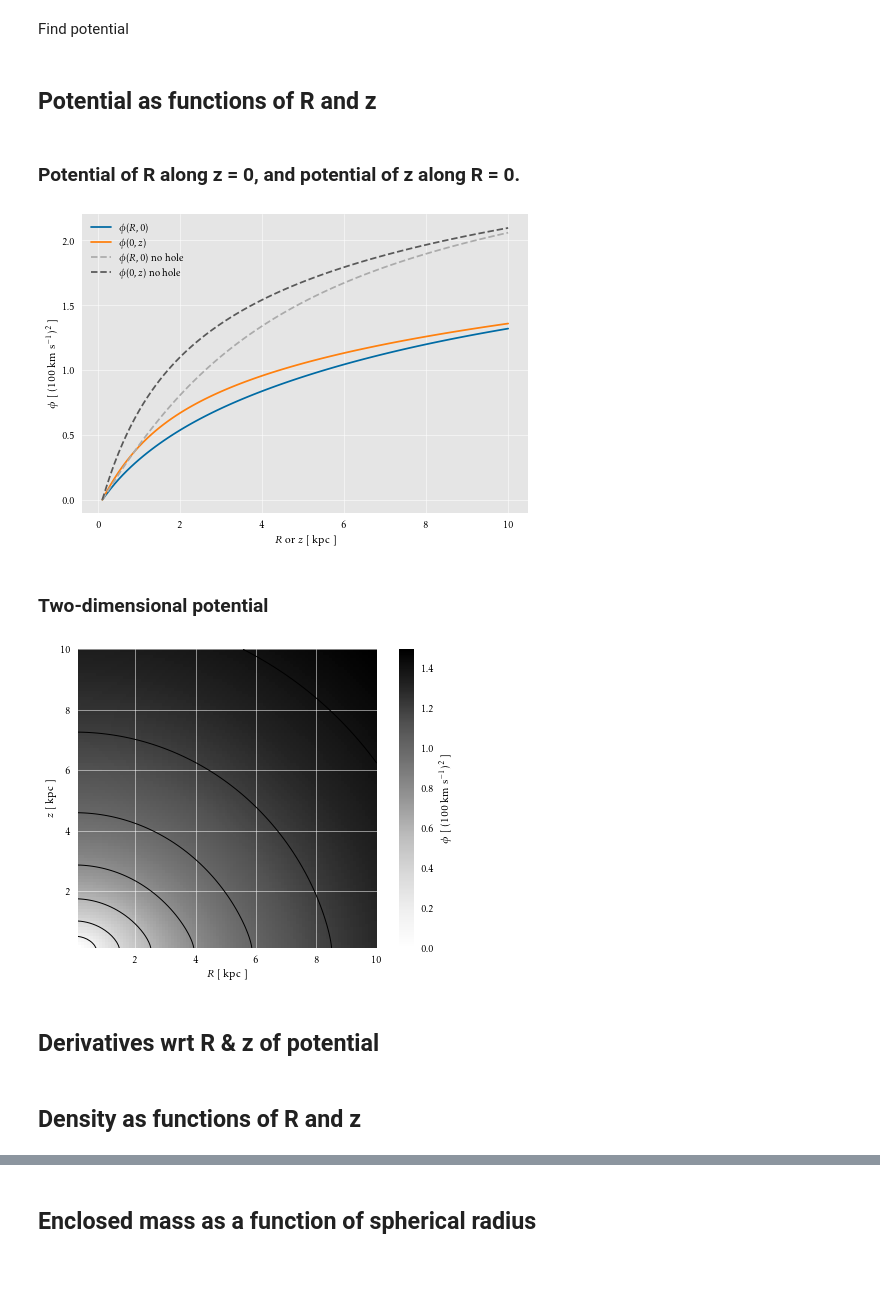
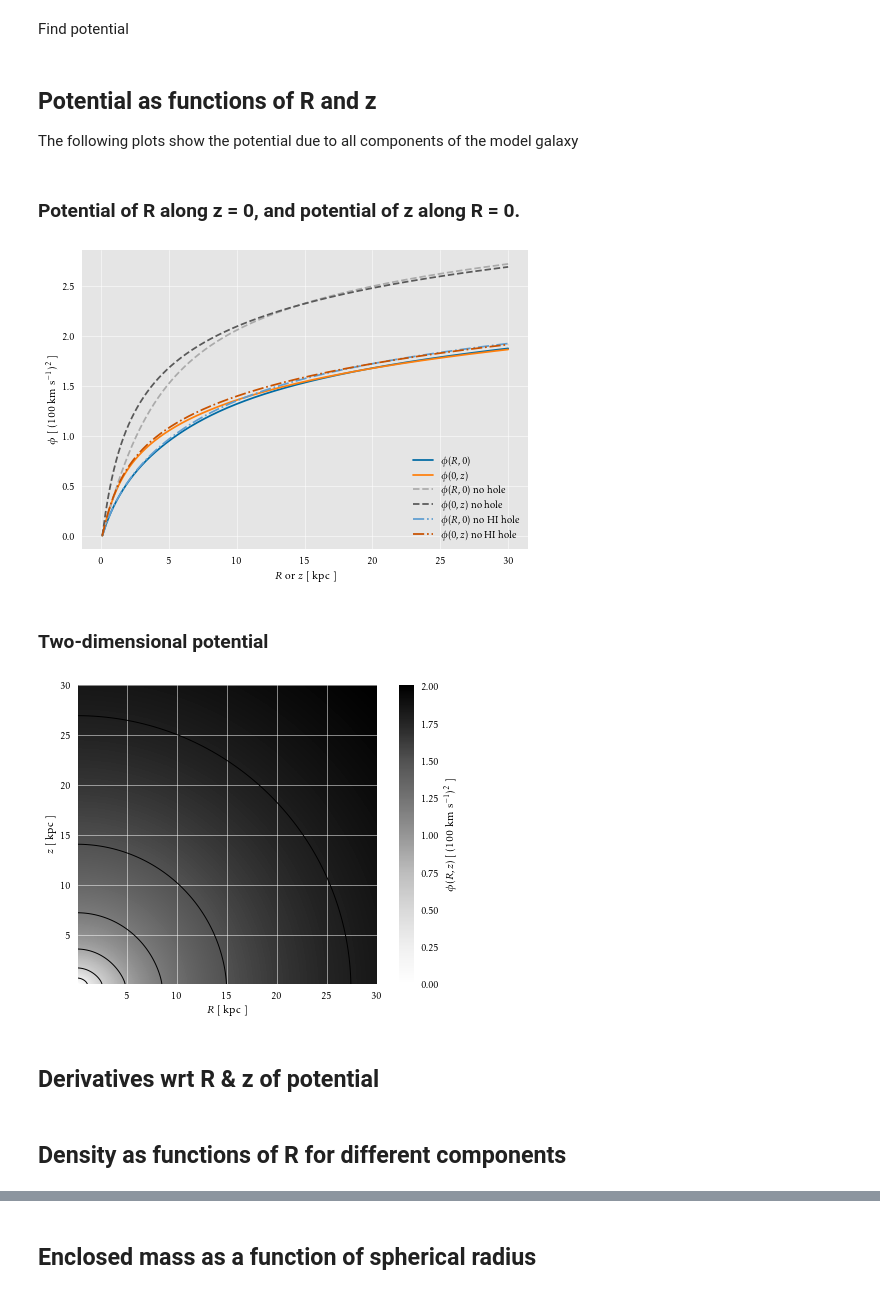
Before and after one commit to aywander/GalPot, a Jupyter notebook: GalPotPython_MWAGN.ipynb, the cells around one changed output, grey strips where cells are left out. Cells and saved outputs as stored; diff of their text form; code cells hidden in the pictures.

Commit message:
Scripted up Barros model
But not tested at all yet
Made colors in GalPotPython_MWAGN more uniform
Added comparison with noHIhole

```diff
--- a/GalPotPython_MWAGN.ipynb
+++ b/GalPotPython_MWAGN.ipynb
@@ -12,7 +12,23 @@ import matplotlib.pyplot as plt
 import scipy.integrate
 
 import mpl_aesth
-mpl_aesth.adjust_rcParams('seaborn', True, False)
+mpl_aesth.adjust_rcParams('seaborn', use_kpfonts=True, dark_mode=False)
+# Linecolors
+c = {
+   'tot': mpl_aesth.c[3],
+   'thin': mpl_aesth.c[1],
+   'thick': mpl_aesth.c[2],
+   'HI': mpl_aesth.c[0],
+   'H2': mpl_aesth.c[5],
+   'bul': mpl_aesth.c[6],
+   'DM': mpl_aesth.c[7]
+}
+# Linestyles
+ls = {
+   'bf': '-',     # Best fit
+   'nh': '--',    # No hole
+   'nHIh': '-.',  # No HI hole
+}
 
 import norm
 import physconst as pc
@@ -38,11 +63,12 @@ The domain
 # %%
-R_min, R_max, nR = 0.1, 10, 100
-z_min, z_max, nz = 0.1, 10, 100
-R = np.linspace(0.1, 10, nR)
-z = np.linspace(0.1, 10, nz)
+R_min, R_max, nR = 0.1, 30, 1000
+z_min, z_max, nz = 0.1, 30, 1000
+R = np.linspace(R_min, R_max, nR)
+z = np.linspace(z_min, z_max, nz)
 RR, zz = np.meshgrid(R, z)
 RR, zz = RR.ravel(), zz.ravel()
 R0, z0 = np.zeros_like(R), np.zeros_like(z)
+R1, R2, R4, R8 = 1. * np.ones_like(R), 2. * np.ones_like(R), 4. * np.ones_like(R), 8. * np.ones_like(R)
 # %% [markdown]
 Find potential
 # %%
@@ -51,6 +77,8 @@ phi = Phi.Potential(R, z)
 phi_nh = Phi.Potential(R, z)
 # %% [markdown]
 ## Potential as functions of R and z
+
+The following plots show the potential due to all components of the model galaxy
 # %% [markdown]
 ### Potential of R along z = 0, and potential of z along R = 0.
 # %%
@@ -58,38 +86,48 @@ pot_r = Phi.Potential(R, z0) * phi_plt_norm
 pot_z = Phi.Potential(R0, z) * phi_plt_norm
 pot_r_nh = Phi_nh.Potential(R, z0) * phi_plt_norm
 pot_z_nh = Phi_nh.Potential(R0, z) * phi_plt_norm
+pot_r_nHIh = Phi_nHIh.Potential(R, z0) * phi_plt_norm
+pot_z_nHIh = Phi_nHIh.Potential(R0, z) * phi_plt_norm
 pot_r -= pot_r[0]
 pot_z -= pot_z[0]
 pot_r_nh -= pot_r_nh[0]
 pot_z_nh -= pot_z_nh[0]
+pot_r_nHIh -= pot_r_nHIh[0]
+pot_z_nHIh -= pot_z_nHIh[0]
 plt.plot(R, pot_r, label=r'$\phi(R, 0)$')
 plt.plot(z, pot_z, label=r'$\phi(0, z)$')
-plt.plot(R, pot_r_nh, '--', label=r'$\phi(R, 0)$ no hole')
-plt.plot(z, pot_z_nh, '--', label=r'$\phi(0, z)$ no hole')
+plt.plot(R, pot_r_nh, ls=ls['nh'], label=r'$\phi(R, 0)$ no hole')
+plt.plot(z, pot_z_nh, ls=ls['nh'], label=r'$\phi(0, z)$ no hole')
+plt.plot(R, pot_r_nHIh, ls=ls['nHIh'], label=r'$\phi(R, 0)$ no HI hole')
+plt.plot(z, pot_z_nHIh, ls=ls['nHIh'], label=r'$\phi(0, z)$ no HI hole')
 plt.xlabel(r'$R$ or $z$ [ kpc ]')
 plt.ylabel(r'$\phi$ [ (100 km s$^{-1}$)$^2$ ]')
 plt.legend()
 plt.show()
 # %% [output]
-[figure, old version]
+[figure, new version]
 # %% [markdown]
 ### Two-dimensional potential
 # %%
 pot_2d = Phi.Potential(RR, zz).reshape(nR, nz) * phi_plt_norm
 pot_2d -= pot_2d[0, 0]
+# pot_2d_nh = Phi_nh.Potential(RR, zz).reshape(nR, nz) * phi_plt_norm
+# pot_2d_nh -= pot_2d_nh[0, 0]
+# pot_2d_nHIh = Phi_nHIh.Potential(RR, zz).reshape(nR, nz) * phi_plt_norm
+# pot_2d_nHIh -= pot_2d_nHIh[0, 0]
 
 plt.imshow(pot_2d, origin='lower', extent=[R_min, R_max, z_min, z_max])
 plt.gca().set_aspect('equal')
-plt.colorbar(label=r'$\phi$ [ (100 km s$^{-1}$)$^2$ ]')
+plt.colorbar(label=r'$\phi(R, z)$ [ (100 km s$^{-1}$)$^2$ ]')
 plt.contour(R, z, pot_2d, colors='k', linewidths=1)
 plt.xlabel(r'$R$ [ kpc ]')
 plt.ylabel(r'$z$ [ kpc ]')
 plt.show()
 # %% [output]
-[figure, old version]
+[figure, new version]
 # %% [markdown]
 ## Derivatives wrt R & z of potential
 # %%
 dphidr = Phi.Potential_derivatives(RR, zz)
 # %% [markdown]
-## Density as functions of R and z
+## Density as functions of R for different components
```
Also changed, not shown: parts of 13 cells of this notebook, 7 other files.
